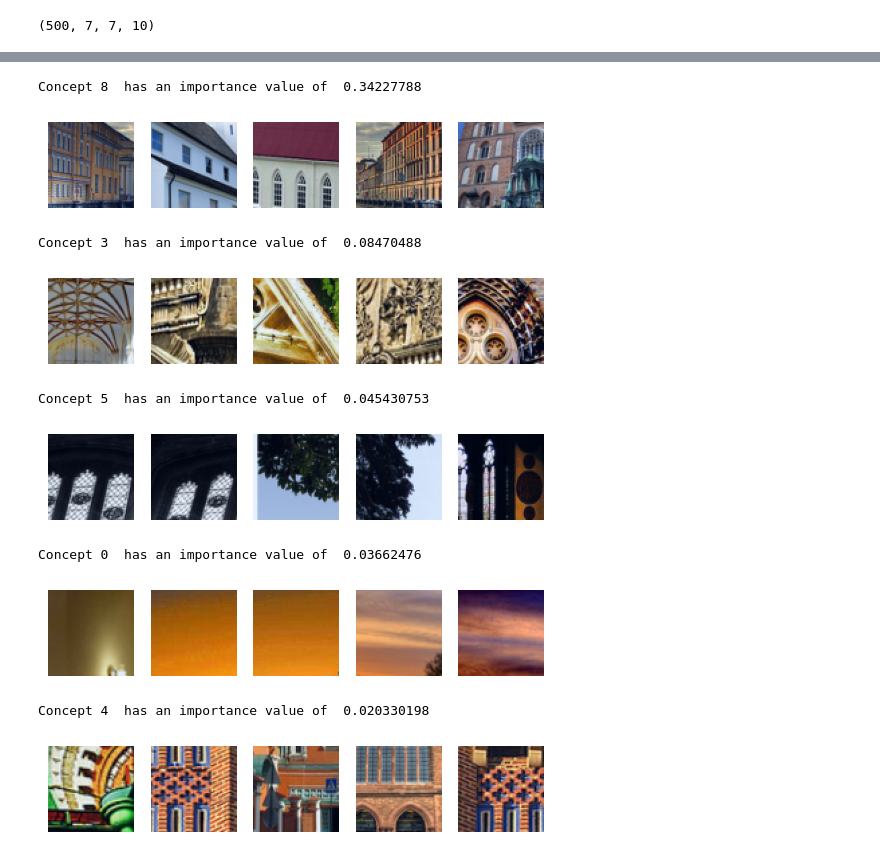
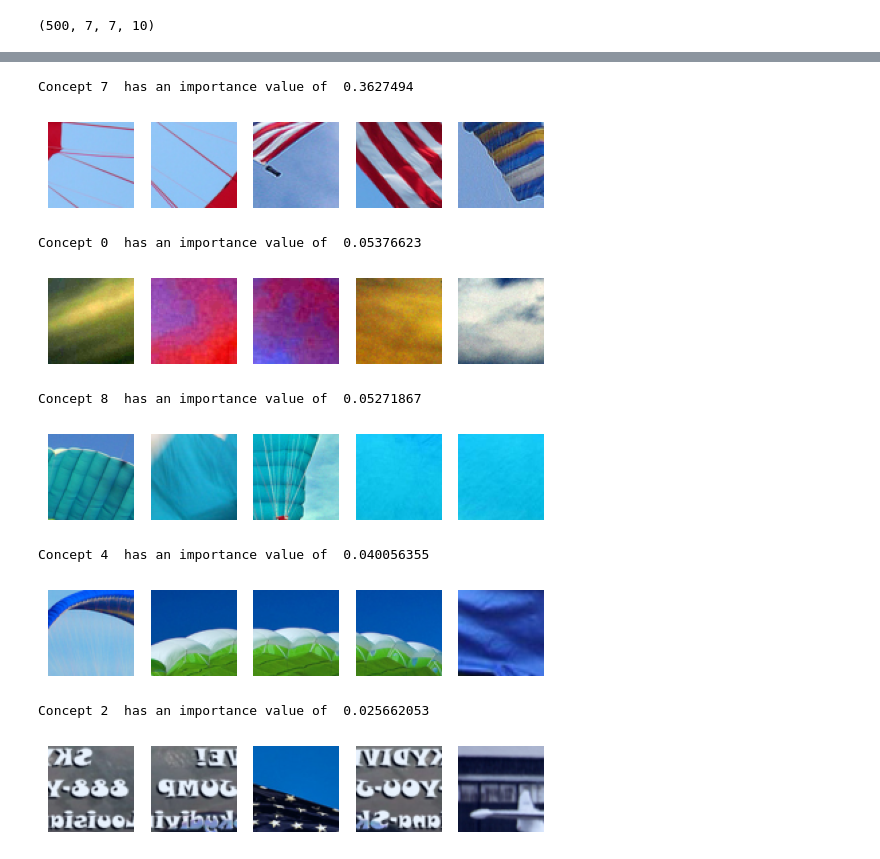
Before and after one commit to sanishsuwal7/NeuripsPruning, a Jupyter notebook: code/craft.ipynb, the cells around one changed output, grey strips where cells are left out. Cells and saved outputs as stored; diff of their text form; code cells hidden in the pictures.

Commit message:
fixed craft concepts

```diff
--- a/code/craft.ipynb
+++ b/code/craft.ipynb
@@ -76,10 +76,10 @@ h = nn.Sequential(
     model.fc
 )
 # %%
-springer_class = 1 # imagenette class for springer
+springer_class = 9 # imagenette class for springer
 
 # loading some images of rabbits !
-images = np.load('collected_images/church.npz')['images']
+images = np.load('collected_images/parachute.npz')['images']
 images_preprocessed = torch.from_numpy(images)
 
 images_preprocessed.shape
@@ -125,39 +125,39 @@ Concept 4  has an importance value of  0.020330198
 # %%
 import os
 nb_crops = 5
-output_dir = 'concept_visualizations/prune_70/church'
+output_dir = 'concept_visualizations/prune_70/parachute'
 os.makedirs(output_dir, exist_ok=True)
 
 def show(img, **kwargs):
     img = np.array(img)
     if img.shape[0] == 3:
         img = img.transpose(1, 2, 0)
 
     img -= img.min();img /= img.max()
     plt.imshow(img, **kwargs); plt.axis('off')
 
 for c_id in most_important_concepts:
     best_crops_ids = np.argsort(crops_u[:, c_id])[::-1][:nb_crops]
     best_crops = crops[best_crops_ids]
 
     print("Concept", c_id, " has an importance value of ", importances[c_id])
     for i in range(nb_crops):
         plt.subplot(ceil(nb_crops/5), 5, i+1)
         show(best_crops[i])
 
     save_path = os.path.join(output_dir, f'concept_{c_id}.png')
     # Save the figure to the specified file path
     plt.savefig(save_path, bbox_inches='tight')
     plt.show()
     print('\n\n')
 # %% [output]
-Concept 8  has an importance value of  0.34227788
+Concept 7  has an importance value of  0.3627494
-[figure, old version]
+[figure, new version]
-Concept 3  has an importance value of  0.08470488
+Concept 0  has an importance value of  0.05376623
-[figure, old version]
+[figure, new version]
-Concept 5  has an importance value of  0.045430753
+Concept 8  has an importance value of  0.05271867
-[figure, old version]
+[figure, new version]
-Concept 0  has an importance value of  0.03662476
+Concept 4  has an importance value of  0.040056355
-[figure, old version]
+[figure, new version]
-Concept 4  has an importance value of  0.020330198
+Concept 2  has an importance value of  0.025662053
-[figure, old version]
+[figure, new version]
```
Also changed, not shown: parts of 1 cell of this notebook, 25 other files.
